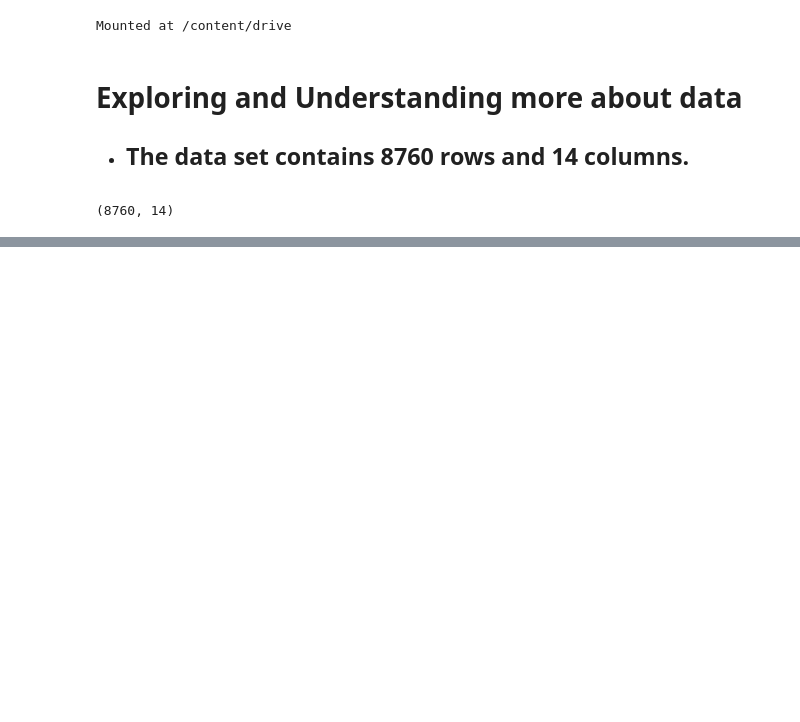
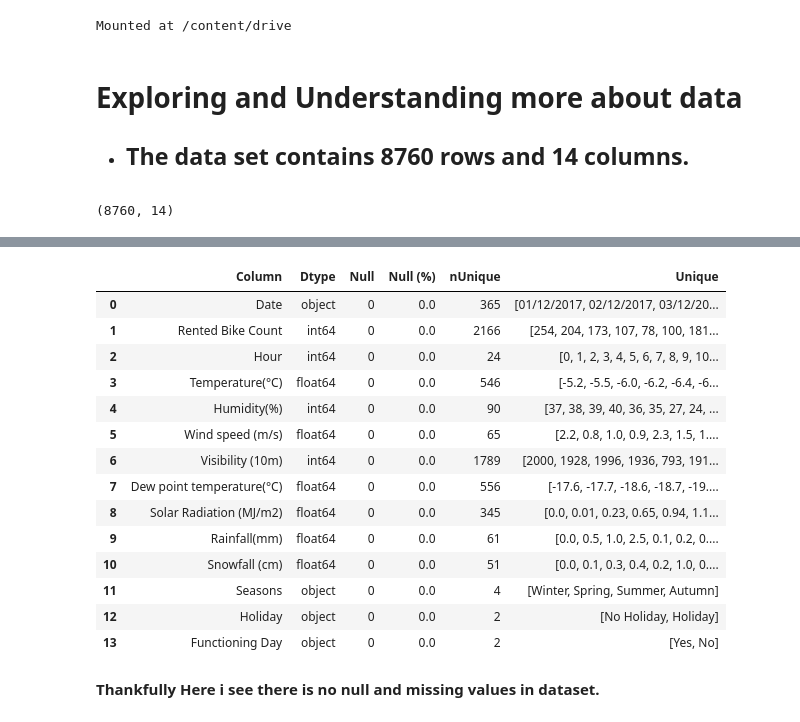
Before and after one commit to kumarsinghashu/Bike-sharing-demand-prediction, a Jupyter notebook: Bike_Sharing_Demand_Prediction_Capstone_Project_.ipynb, the cells around one changed output, grey strips where cells are left out. Drawn from its saved outputs; the diff is of its cells as text; code cells hidden in the pictures; blank space fills up the shorter version.

```diff
--- a/Bike_Sharing_Demand_Prediction_Capstone_Project_.ipynb
+++ b/Bike_Sharing_Demand_Prediction_Capstone_Project_.ipynb
@@ -122,0 +262,24 @@ Bike_df.tail()
+# %%
+# Here we seeing the column names, datatype of features, null values, unique values,  and their number of unique values.
+df_columns_table=[[name,Bike_df[name].dtypes,Bike_df[name].isnull().sum(),round(Bike_df[name].isnull().sum()/len(Bike_df)*100, 2),
+                   Bike_df[name].nunique(),Bike_df[name].unique()] for name in Bike_df.columns]
+df_columns = pd.DataFrame(df_columns_table, columns = ['Column', 'Dtype', 'Null', 'Null (%)', 'nUnique', 'Unique'])
+df_columns
+# %% [output]
+|  | Column | Dtype | Null | Null (%) | nUnique | Unique |
+| 0 | Date | object | 0 | 0.0 | 365 | [01/12/2017, 02/12/2017, 03/12/20... |
+| 1 | Rented Bike Count | int64 | 0 | 0.0 | 2166 | [254, 204, 173, 107, 78, 100, 181... |
+| 2 | Hour | int64 | 0 | 0.0 | 24 | [0, 1, 2, 3, 4, 5, 6, 7, 8, 9, 10... |
+| 3 | Temperature(°C) | float64 | 0 | 0.0 | 546 | [-5.2, -5.5, -6.0, -6.2, -6.4, -6... |
+| 4 | Humidity(%) | int64 | 0 | 0.0 | 90 | [37, 38, 39, 40, 36, 35, 27, 24, ... |
+| 5 | Wind speed (m/s) | float64 | 0 | 0.0 | 65 | [2.2, 0.8, 1.0, 0.9, 2.3, 1.5, 1.... |
+| 6 | Visibility (10m) | int64 | 0 | 0.0 | 1789 | [2000, 1928, 1996, 1936, 793, 191... |
+| 7 | Dew point temperature(°C) | float64 | 0 | 0.0 | 556 | [-17.6, -17.7, -18.6, -18.7, -19.... |
+| 8 | Solar Radiation (MJ/m2) | float64 | 0 | 0.0 | 345 | [0.0, 0.01, 0.23, 0.65, 0.94, 1.1... |
+| 9 | Rainfall(mm) | float64 | 0 | 0.0 | 61 | [0.0, 0.5, 1.0, 2.5, 0.1, 0.2, 0.... |
+| 10 | Snowfall (cm) | float64 | 0 | 0.0 | 51 | [0.0, 0.1, 0.3, 0.4, 0.2, 1.0, 0.... |
+| 11 | Seasons | object | 0 | 0.0 | 4 | [Winter, Spring, Summer, Autumn] |
+| 12 | Holiday | object | 0 | 0.0 | 2 | [No Holiday, Holiday] |
+| 13 | Functioning Day | object | 0 | 0.0 | 2 | [Yes, No] |
+# %% [markdown]
+**Thankfully Here i see there is no null and missing values in dataset.**
```
Also changed, not shown: parts of 10 cells of this notebook.
